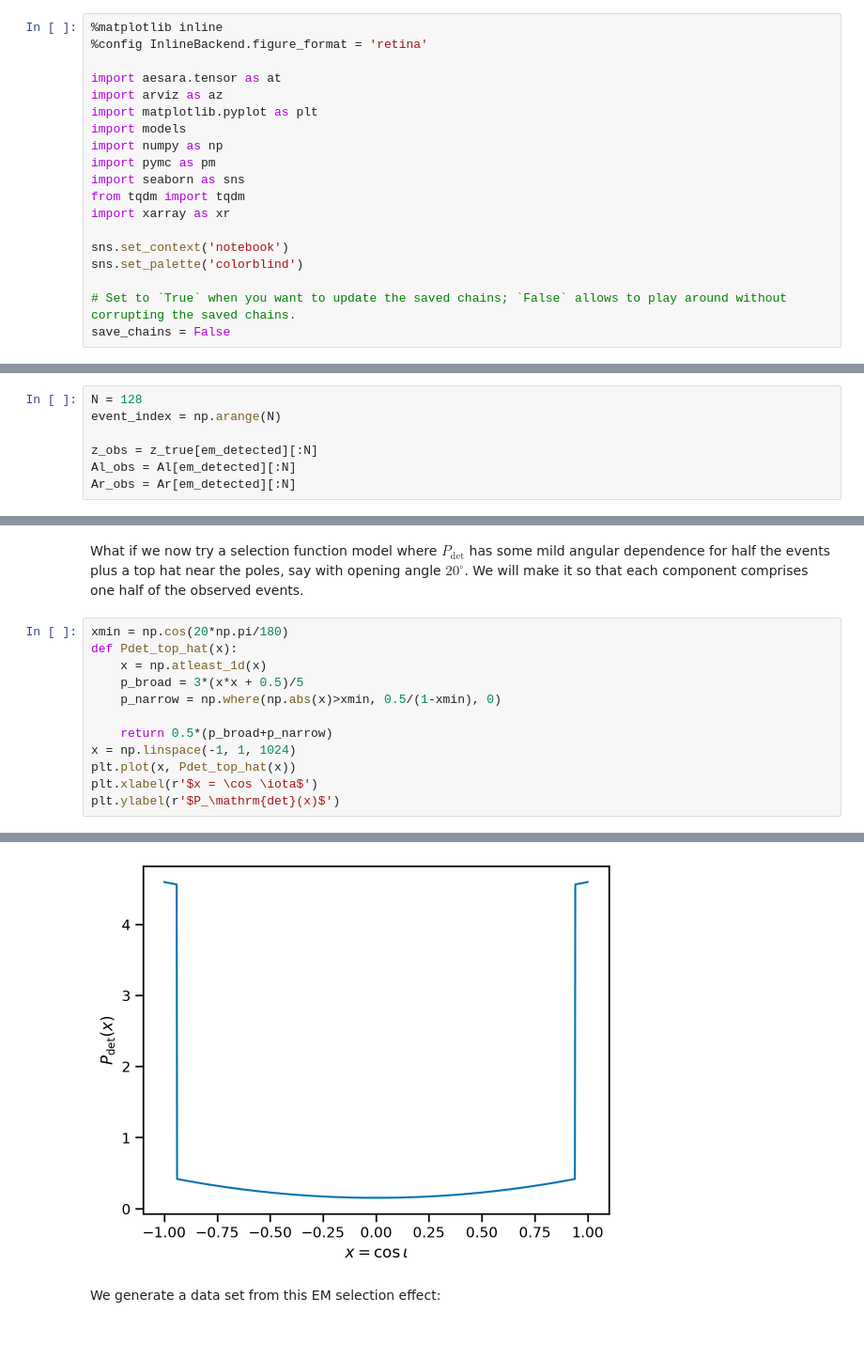
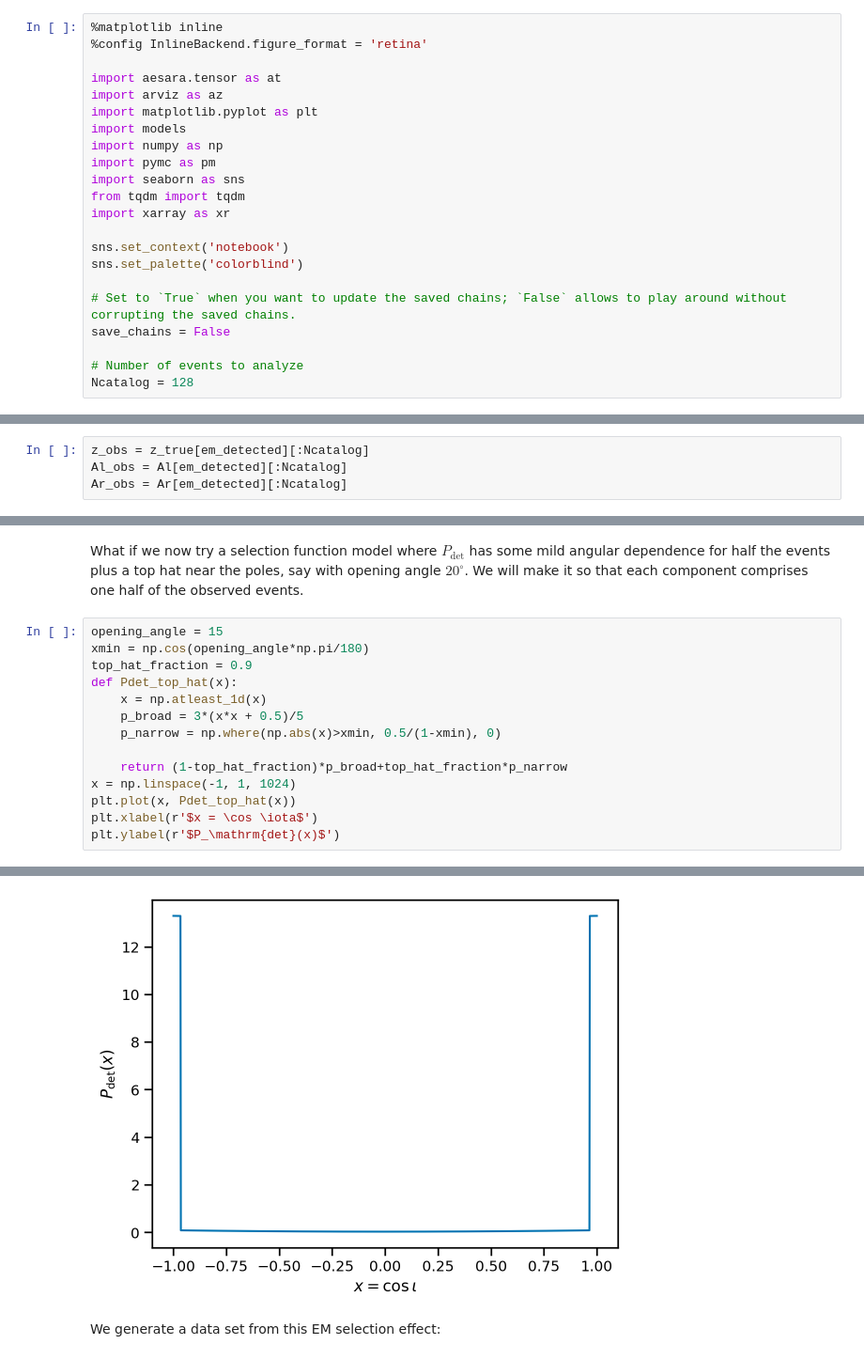
Before and after one commit to farr/BrightSirenInclinationSystematics, a Jupyter notebook: FullSimulation.ipynb, the cells around one changed output, grey strips where cells are left out. Shown at 94% size. Cells and saved outputs as stored; diff of their text form.

```diff
--- a/FullSimulation.ipynb
+++ b/FullSimulation.ipynb
@@ -17,6 +17,9 @@ sns.set_palette('colorblind')
 
 # Set to `True` when you want to update the saved chains; `False` allows to play around without corrupting the saved chains.
 save_chains = False
+
+# Number of events to analyze
+Ncatalog = 128
 # %% [markdown]
 We have a realistic, but simplified model for how inclination-distance measurements are made in LIGO.  We imagine that our detector network measures the amplitudes of the R and L polarizations independently; these are related to the inclination ($x = \cos \iota$) and distance $d$ via
 $$
@@ -106,12 +109,9 @@ $$
 \frac{\xi\left( d, x \mid A_l \right)}{p_\mathrm{draw}\left( d, x \right)} = P_\mathrm{det}\left( x \mid A_l \right).
 $$
 # %%
-N = 128
-event_index = np.arange(N)
-
-z_obs = z_true[em_detected][:N]
-Al_obs = Al[em_detected][:N]
-Ar_obs = Ar[em_detected][:N]
+z_obs = z_true[em_detected][:Ncatalog]
+Al_obs = Al[em_detected][:Ncatalog]
+Ar_obs = Ar[em_detected][:Ncatalog]
 # %%
 with models.make_model(z_obs, Al_obs, Ar_obs, x_true, Ndraw) as model:
     trace = pm.sample()
@@ -225,20 +217,22 @@ if save_chains:
 # %% [markdown]
 What if we now try a selection function model where $P_\mathrm{det}$ has some mild angular dependence for half the events plus a top hat near the poles, say with opening angle $20^\circ$.  We will make it so that each component comprises one half of the observed events.
 # %%
-xmin = np.cos(20*np.pi/180)
+opening_angle = 15
+xmin = np.cos(opening_angle*np.pi/180)
+top_hat_fraction = 0.9
 def Pdet_top_hat(x):
     x = np.atleast_1d(x)
     p_broad = 3*(x*x + 0.5)/5
     p_narrow = np.where(np.abs(x)>xmin, 0.5/(1-xmin), 0)
 
-    return 0.5*(p_broad+p_narrow)
+    return (1-top_hat_fraction)*p_broad+top_hat_fraction*p_narrow
 x = np.linspace(-1, 1, 1024)
 plt.plot(x, Pdet_top_hat(x))
 plt.xlabel(r'$x = \cos \iota$')
 plt.ylabel(r'$P_\mathrm{det}(x)$')
 # %% [output]
 Text(0, 0.5, '$P_\\mathrm{det}(x)$')
-[figure, old version]
+[figure, new version]
 # %% [markdown]
 We generate a data set from this EM selection effect:
 # %%
```
Also changed, not shown: parts of 22 cells of this notebook, 4 other files.
